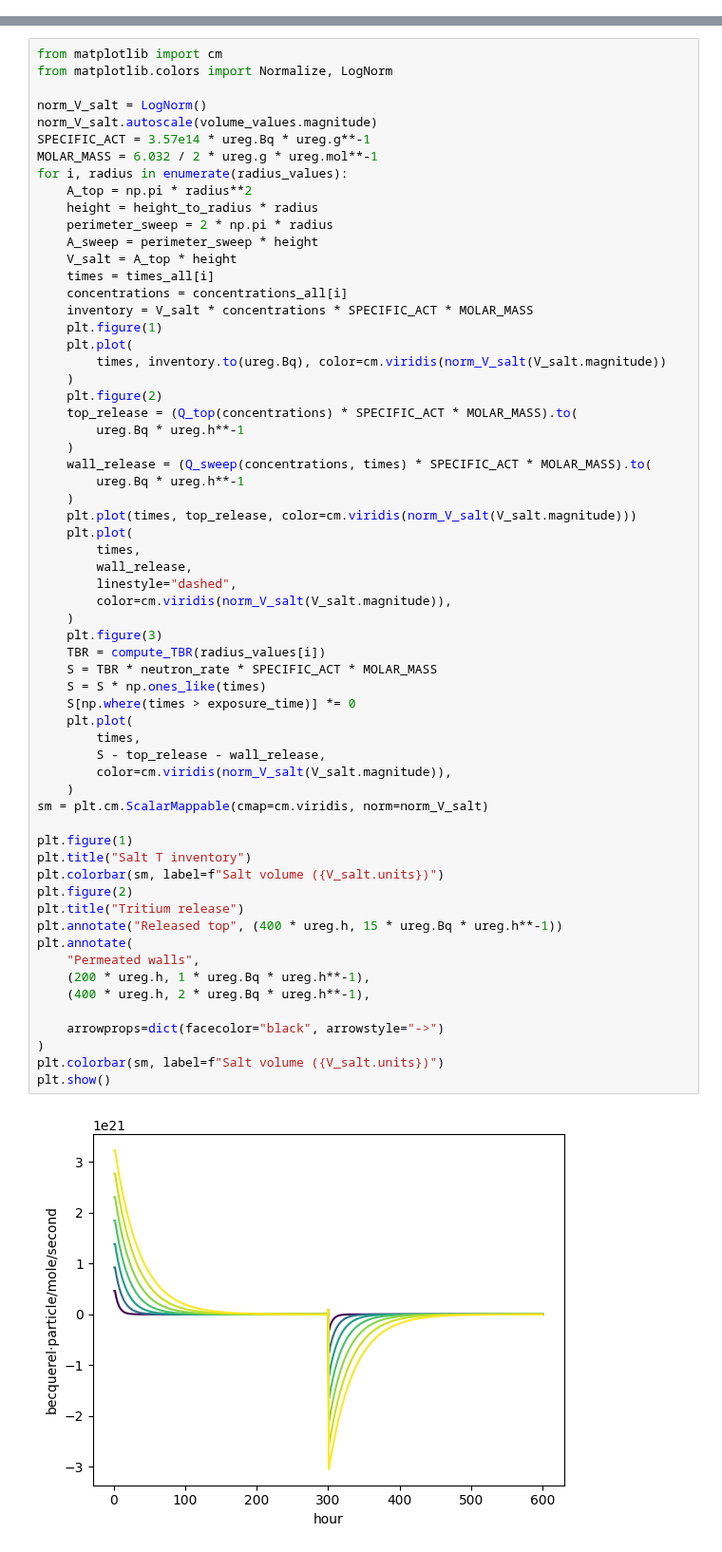
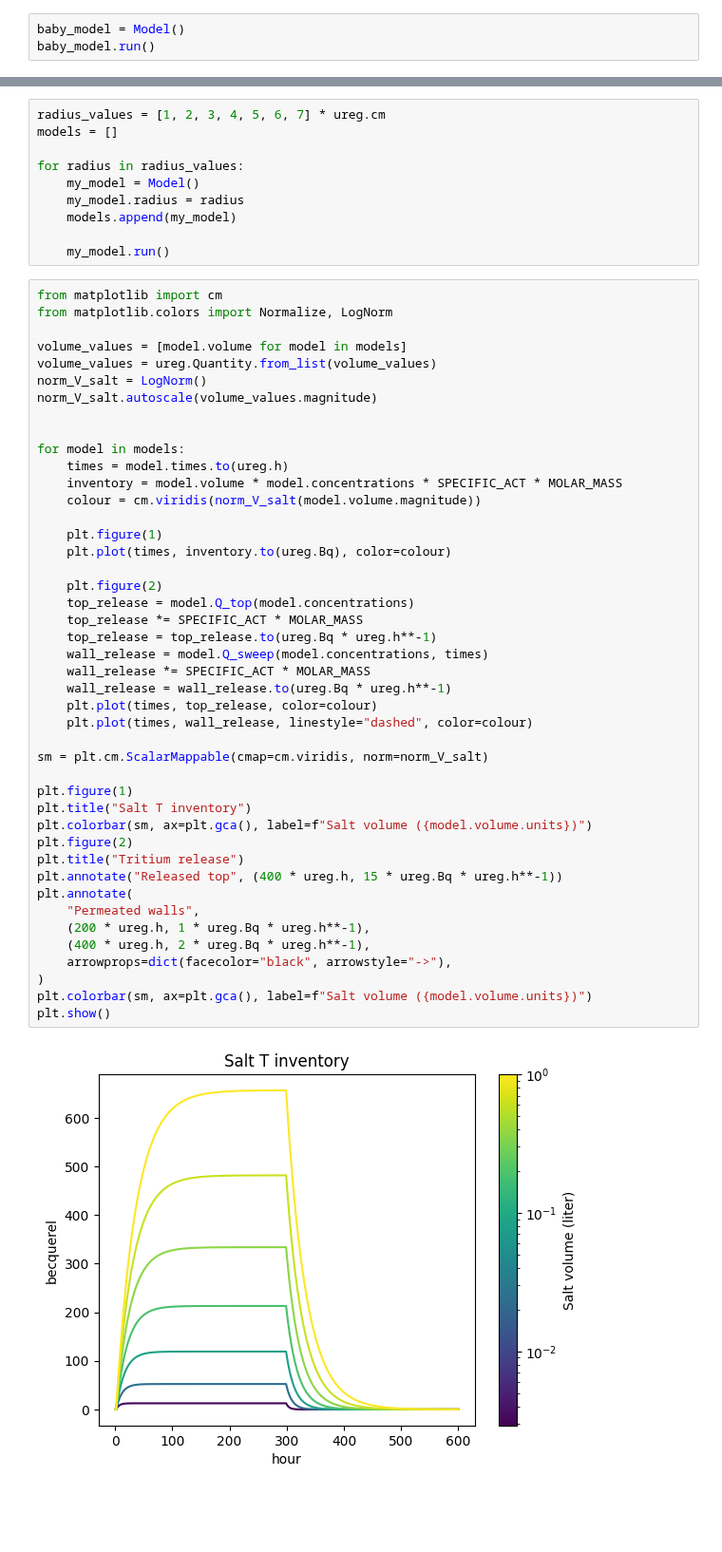
Before and after one commit to LIBRA-project/BABY-100-mL-runs, a Jupyter notebook: baby_dynamics.ipynb, the cells around one changed output, grey strips where cells are left out. Shown at 95% size. Saved outputs shown, nothing was run; the diff lists cells and outputs as text; blank space fills up the shorter version.

```diff
--- a/baby_dynamics.ipynb
+++ b/baby_dynamics.ipynb
@@ -176,0 +110,3 @@ volume_values = ureg.Quantity.from_list(volume_values)
+# %%
+baby_model = Model()
+baby_model.run()
@@ -177,64 +143,56 @@ volume_values = ureg.Quantity.from_list(volume_values)
+# %%
+radius_values = [1, 2, 3, 4, 5, 6, 7] * ureg.cm
+models = []
+
+for radius in radius_values:
+    my_model = Model()
+    my_model.radius = radius
+    models.append(my_model)
+
+    my_model.run()
 # %%
 from matplotlib import cm
 from matplotlib.colors import Normalize, LogNorm
 
+volume_values = [model.volume for model in models]
+volume_values = ureg.Quantity.from_list(volume_values)
 norm_V_salt = LogNorm()
 norm_V_salt.autoscale(volume_values.magnitude)
-SPECIFIC_ACT = 3.57e14 * ureg.Bq * ureg.g**-1
-MOLAR_MASS = 6.032 / 2 * ureg.g * ureg.mol**-1
-for i, radius in enumerate(radius_values):
-    A_top = np.pi * radius**2
-    height = height_to_radius * radius
-    perimeter_sweep = 2 * np.pi * radius
-    A_sweep = perimeter_sweep * height
-    V_salt = A_top * height
-    times = times_all[i]
-    concentrations = concentrations_all[i]
-    inventory = V_salt * concentrations * SPECIFIC_ACT * MOLAR_MASS
+
+
+for model in models:
+    times = model.times.to(ureg.h)
+    inventory = model.volume * model.concentrations * SPECIFIC_ACT * MOLAR_MASS
+    colour = cm.viridis(norm_V_salt(model.volume.magnitude))
+
     plt.figure(1)
-    plt.plot(
-        times, inventory.to(ureg.Bq), color=cm.viridis(norm_V_salt(V_salt.magnitude))
-    )
+    plt.plot(times, inventory.to(ureg.Bq), color=colour)
+
     plt.figure(2)
-    top_release = (Q_top(concentrations) * SPECIFIC_ACT * MOLAR_MASS).to(
-        ureg.Bq * ureg.h**-1
-    )
-    wall_release = (Q_sweep(concentrations, times) * SPECIFIC_ACT * MOLAR_MASS).to(
-        ureg.Bq * ureg.h**-1
-    )
-    plt.plot(times, top_release, color=cm.viridis(norm_V_salt(V_salt.magnitude)))
-    plt.plot(
-        times,
-        wall_release,
-        linestyle="dashed",
-        color=cm.viridis(norm_V_salt(V_salt.magnitude)),
-    )
-    plt.figure(3)
-    TBR = compute_TBR(radius_values[i])
-    S = TBR * neutron_rate * SPECIFIC_ACT * MOLAR_MASS
-    S = S * np.ones_like(times)
-    S[np.where(times > exposure_time)] *= 0
-    plt.plot(
-        times,
-        S - top_release - wall_release,
-        color=cm.viridis(norm_V_salt(V_salt.magnitude)),
-    )
+    top_release = model.Q_top(model.concentrations)
+    top_release *= SPECIFIC_ACT * MOLAR_MASS
+    top_release = top_release.to(ureg.Bq * ureg.h**-1)
+    wall_release = model.Q_sweep(model.concentrations, times)
+    wall_release *= SPECIFIC_ACT * MOLAR_MASS
+    wall_release = wall_release.to(ureg.Bq * ureg.h**-1)
+    plt.plot(times, top_release, color=colour)
+    plt.plot(times, wall_release, linestyle="dashed", color=colour)
+
 sm = plt.cm.ScalarMappable(cmap=cm.viridis, norm=norm_V_salt)
 
 plt.figure(1)
 plt.title("Salt T inventory")
-plt.colorbar(sm, label=f"Salt volume ({V_salt.units})")
+plt.colorbar(sm, ax=plt.gca(), label=f"Salt volume ({model.volume.units})")
 plt.figure(2)
 plt.title("Tritium release")
 plt.annotate("Released top", (400 * ureg.h, 15 * ureg.Bq * ureg.h**-1))
 plt.annotate(
     "Permeated walls",
     (200 * ureg.h, 1 * ureg.Bq * ureg.h**-1),
     (400 * ureg.h, 2 * ureg.Bq * ureg.h**-1),
-
-    arrowprops=dict(facecolor="black", arrowstyle="->")
+    arrowprops=dict(facecolor="black", arrowstyle="->"),
 )
-plt.colorbar(sm, label=f"Salt volume ({V_salt.units})")
+plt.colorbar(sm, ax=plt.gca(), label=f"Salt volume ({model.volume.units})")
 plt.show()
 # %% [output]
-[figure, old version]
+[figure, new version]
```
Also changed, not shown: parts of 14 cells of this notebook.
